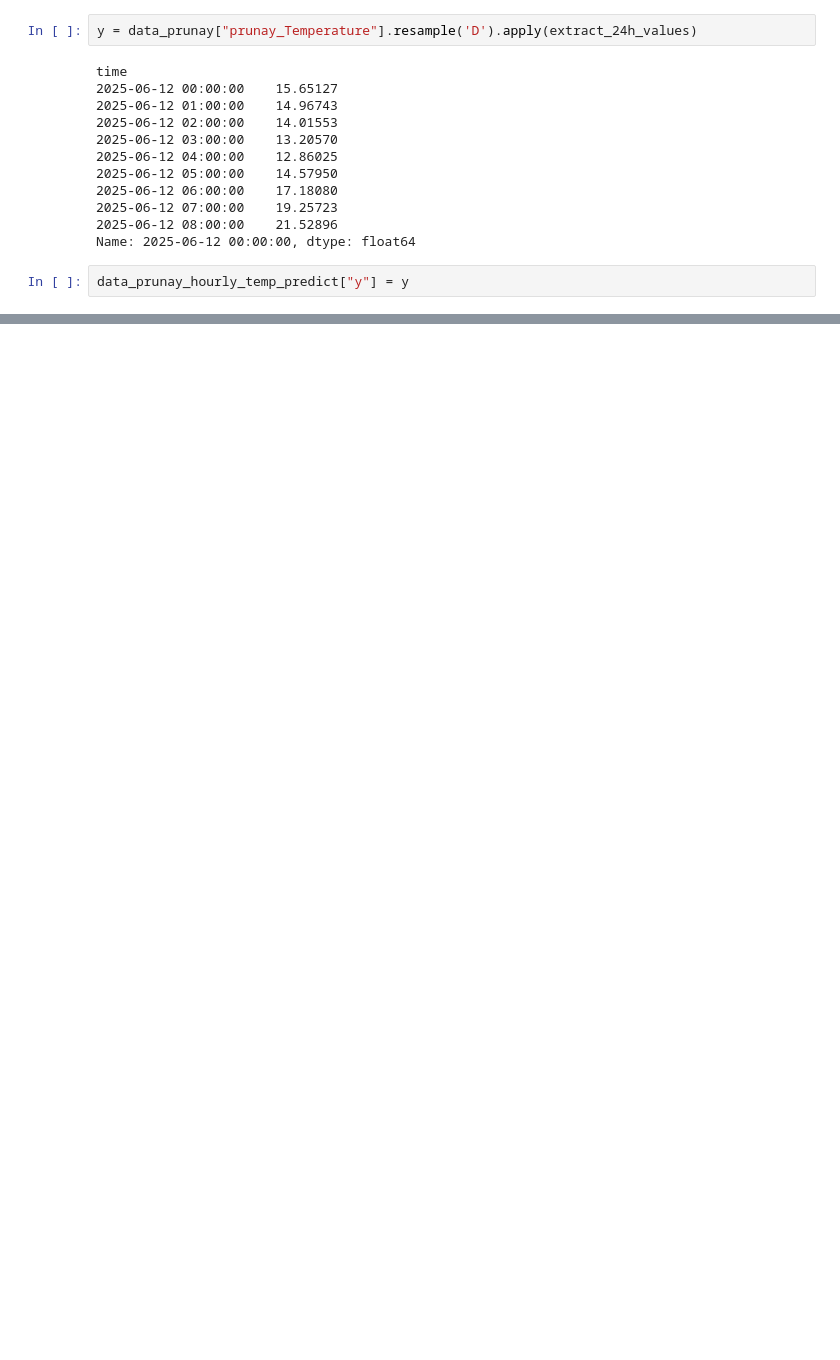
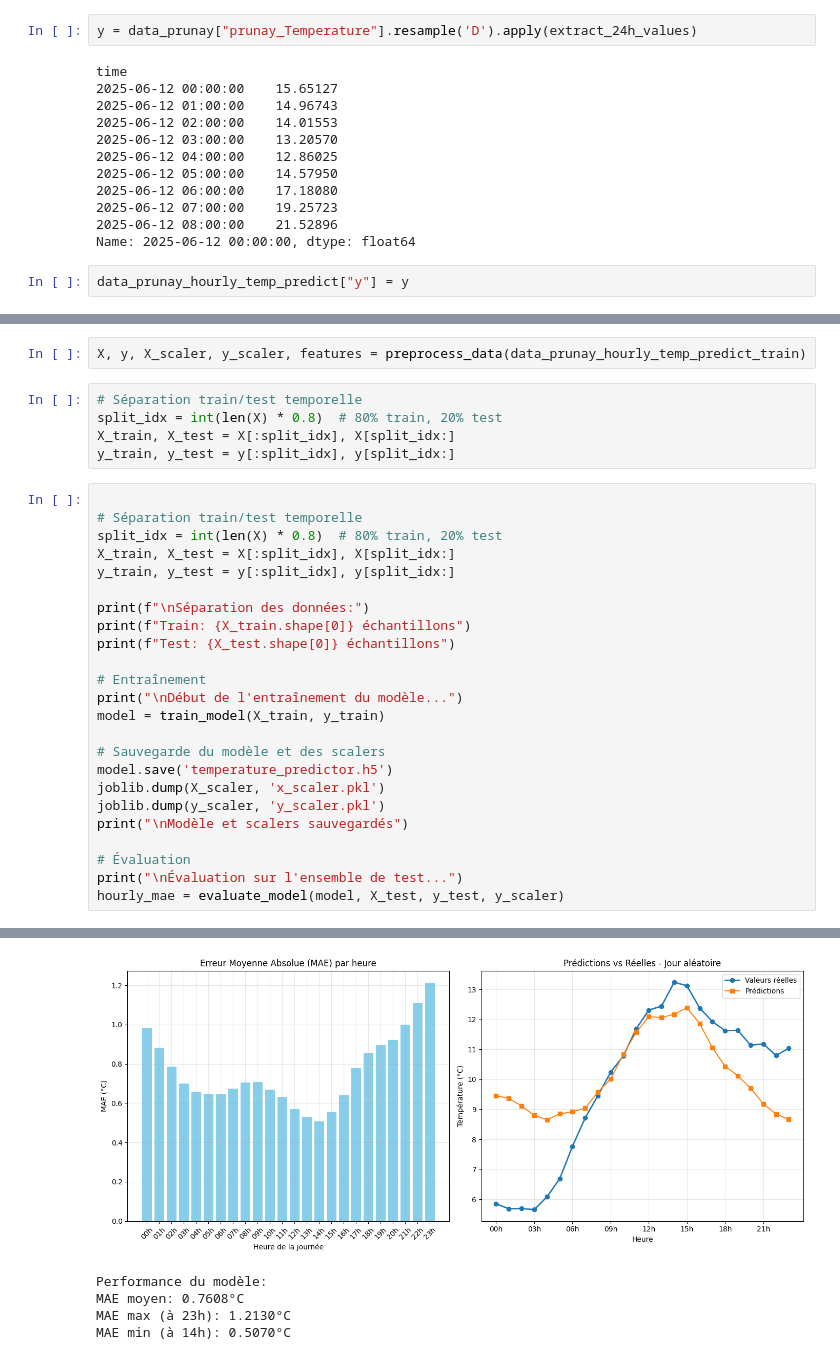
Before and after one commit to kubit07/data_analyse_DRIAS, a Jupyter notebook: bidirectinal_lstm_second_method.ipynb, the cells around one changed output, grey strips where cells are left out. Saved outputs shown, nothing was run; the diff lists cells and outputs as text; blank space fills up the shorter version.

```diff
--- a/bidirectinal_lstm_second_method.ipynb
+++ b/bidirectinal_lstm_second_method.ipynb
@@ -684,0 +977,32 @@ y_test_scaled = minmax_scaler_y.transform(y_test_array)
+# %%
+X, y, X_scaler, y_scaler, features = preprocess_data(data_prunay_hourly_temp_predict_train)
+# %%
+# Séparation train/test temporelle
+split_idx = int(len(X) * 0.8)  # 80% train, 20% test
+X_train, X_test = X[:split_idx], X[split_idx:]
+y_train, y_test = y[:split_idx], y[split_idx:]
+# %%
+
+# Séparation train/test temporelle
+split_idx = int(len(X) * 0.8)  # 80% train, 20% test
+X_train, X_test = X[:split_idx], X[split_idx:]
+y_train, y_test = y[:split_idx], y[split_idx:]
+
+print(f"\nSéparation des données:")
+print(f"Train: {X_train.shape[0]} échantillons")
+print(f"Test: {X_test.shape[0]} échantillons")
+
+# Entraînement
+print("\nDébut de l'entraînement du modèle...")
+model = train_model(X_train, y_train)
+
+# Sauvegarde du modèle et des scalers
+model.save('temperature_predictor.h5')
+joblib.dump(X_scaler, 'x_scaler.pkl')
+joblib.dump(y_scaler, 'y_scaler.pkl')
+print("\nModèle et scalers sauvegardés")
+
+# Évaluation
+print("\nÉvaluation sur l'ensemble de test...")
+hourly_mae = evaluate_model(model, X_test, y_test, y_scaler)
+# %% [output]
@@ -684,0 +1027,5 @@ y_test_scaled = minmax_scaler_y.transform(y_test_array)
+[figure, added]
+Performance du modèle:
+MAE moyen: 0.7608°C
+MAE max (à 23h): 1.2130°C
+MAE min (à 14h): 0.5070°C
```
Also changed, not shown: parts of 36 cells of this notebook, 5 other files.
